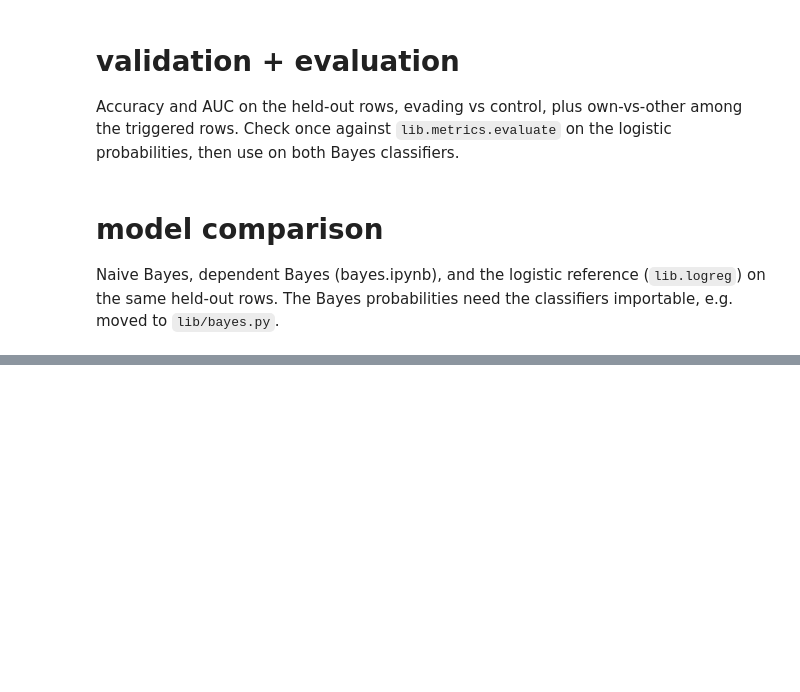
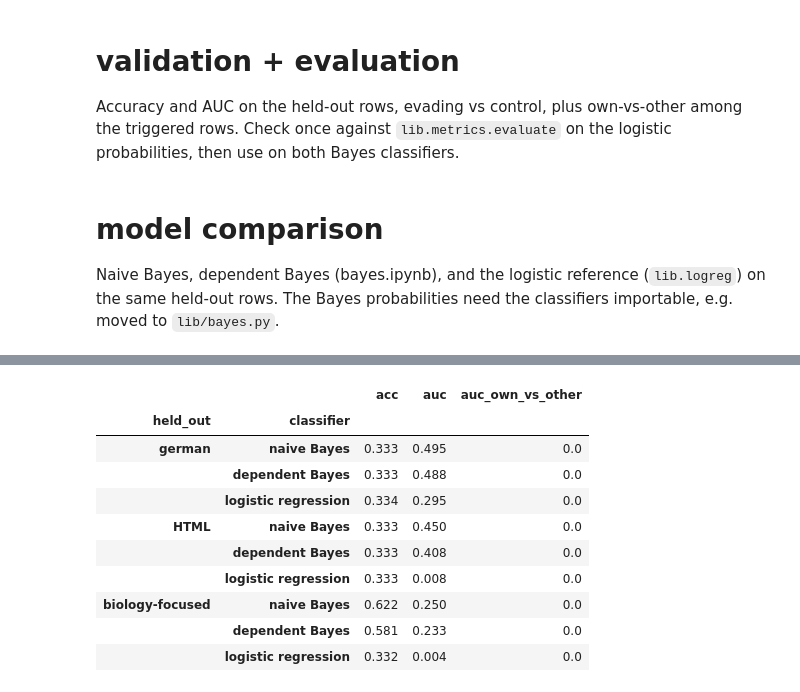
Before and after one commit to star2vec/falsefaced, a Jupyter notebook: notebooks/comparison.ipynb, the cells around one changed output, grey strips where cells are left out. Drawn from its saved outputs; the diff is of its cells as text; code cells hidden in the pictures; blank space fills up the shorter version.

```diff
--- a/notebooks/comparison.ipynb
+++ b/notebooks/comparison.ipynb
@@ -32,0 +94,15 @@ p_logreg = predict_proba(fit_logreg(X_train, y_train), X_test)
+# %%
+tr = E.transfer(task)
+tr.round(3)
+# %% [output]
+|  |  | acc | auc | auc_own_vs_other |
+| held_out | classifier |  |  |  |
+| german | naive Bayes | 0.333 | 0.495 | 0.0 |
+|  | dependent Bayes | 0.333 | 0.488 | 0.0 |
+|  | logistic regression | 0.334 | 0.295 | 0.0 |
+| HTML | naive Bayes | 0.333 | 0.450 | 0.0 |
+|  | dependent Bayes | 0.333 | 0.408 | 0.0 |
+|  | logistic regression | 0.333 | 0.008 | 0.0 |
+| biology-focused | naive Bayes | 0.622 | 0.250 | 0.0 |
+|  | dependent Bayes | 0.581 | 0.233 | 0.0 |
+|  | logistic regression | 0.332 | 0.004 | 0.0 |
```
Also changed, not shown: parts of 11 cells of this notebook, 5 other files.
